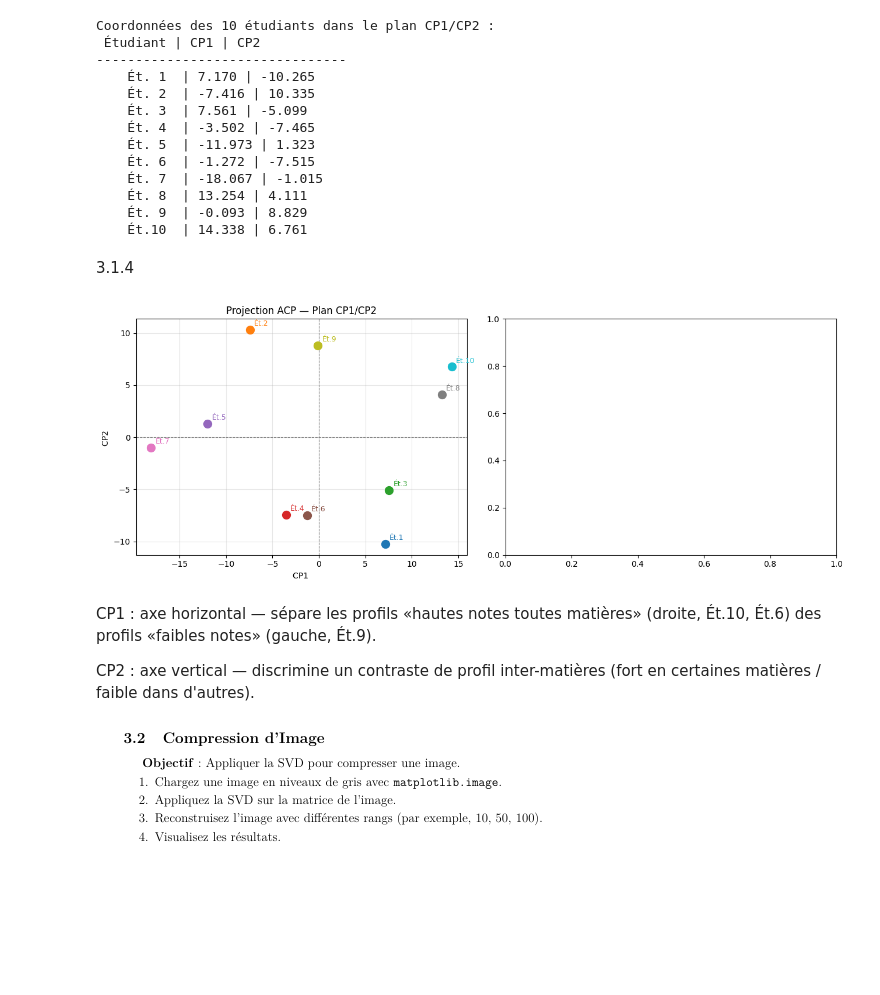
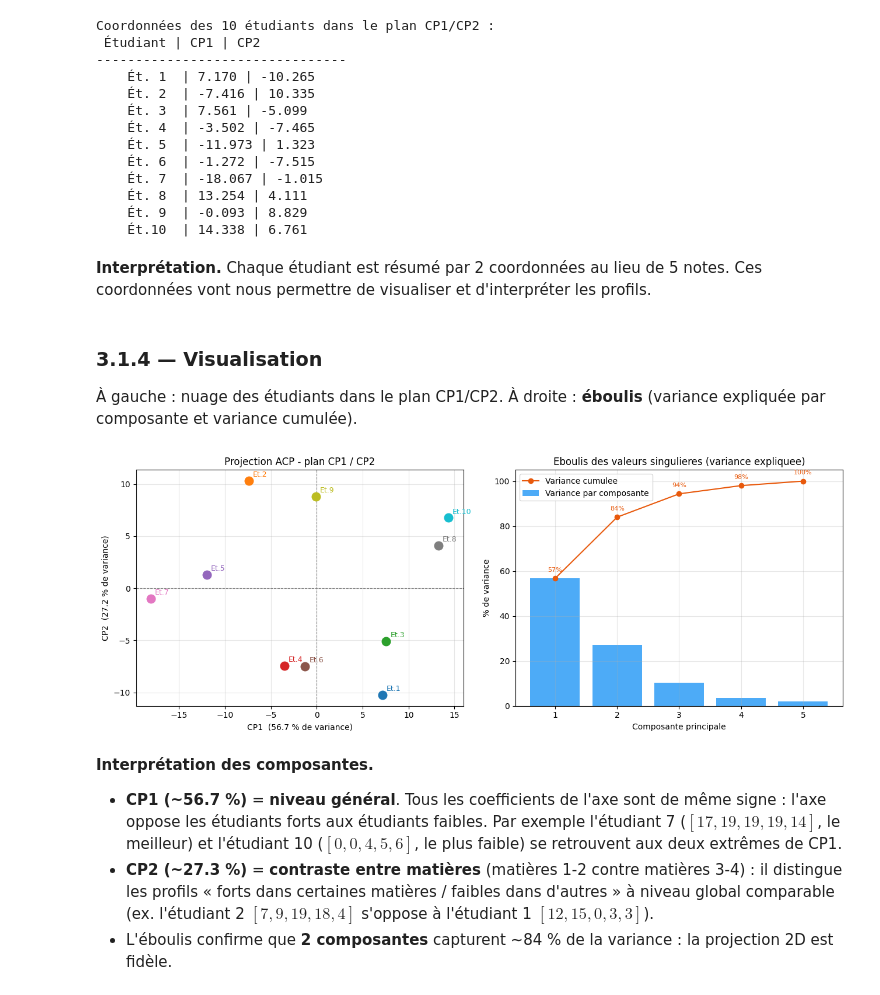
Before and after one commit to Hazem-Douzi/compte-rendu-alg, a Jupyter notebook: Untitled11.ipynb, the cells around one changed output. Saved outputs shown, nothing was run; the diff lists cells and outputs as text; code cells hidden in the pictures; blank space fills up the shorter version.

```diff
--- a/Untitled11.ipynb
+++ b/Untitled11.ipynb
@@ -566,35 +703,63 @@ Coordonnées des 10 étudiants dans le plan CP1/CP2 :
     Ét. 8  | 13.254 | 4.111
     Ét. 9  | -0.093 | 8.829
     Ét.10  | 14.338 | 6.761
-# %% [markdown]
-3.1.4
+# %% [markdown]
+**Interprétation.** Chaque étudiant est résumé par 2 coordonnées au lieu de 5 notes.
+Ces coordonnées vont nous permettre de visualiser et d'interpréter les profils.
+# %% [markdown]
+### 3.1.4 — Visualisation
+
+À gauche : nuage des étudiants dans le plan CP1/CP2. À droite : **éboulis** (variance expliquée
+par composante et variance cumulée).
 # %%
+# Variance expliquee par chaque composante principale (proportionnelle a sigma^2)
+var_ratio = S_acp**2 / np.sum(S_acp**2) * 100
+cum_ratio = np.cumsum(var_ratio)
+
 fig, axes = plt.subplots(1, 2, figsize=(13, 5))
 
-# ─── Graphe 1 : Scatter des étudiants ───────────────────────────
+# --- Graphe 1 : projection des etudiants dans le plan CP1/CP2 ---
 ax1 = axes[0]
 colors = plt.cm.tab10(np.linspace(0, 1, 10))
 for i, (z1, z2) in enumerate(Z):
-    ax1.scatter(z1, z2, s=100, color=colors[i], zorder=3)
-    ax1.annotate(f'Ét.{i+1}', (z1, z2),
-                 xytext=(5, 5), textcoords='offset points',
-                 fontsize=9, color=colors[i])
-
+    ax1.scatter(z1, z2, s=110, color=colors[i], zorder=3)
+    ax1.annotate(f'Et.{i+1}', (z1, z2), xytext=(5, 5),
+                 textcoords='offset points', fontsize=9, color=colors[i])
 ax1.axhline(0, color='gray', lw=0.8, ls='--')
 ax1.axvline(0, color='gray', lw=0.8, ls='--')
-ax1.set_xlabel(f'CP1 ')
-ax1.set_ylabel(f'CP2 ')
-ax1.set_title('Projection ACP — Plan CP1/CP2')
+ax1.set_xlabel(f'CP1  ({var_ratio[0]:.1f} % de variance)')
+ax1.set_ylabel(f'CP2  ({var_ratio[1]:.1f} % de variance)')
+ax1.set_title('Projection ACP - plan CP1 / CP2')
 ax1.grid(True, alpha=0.3)
 
+# --- Graphe 2 : eboulis (scree plot) de la variance expliquee ---
+ax2 = axes[1]
+comp = np.arange(1, len(var_ratio) + 1)
+ax2.bar(comp, var_ratio, color='#4dabf7', label='Variance par composante')
+ax2.plot(comp, cum_ratio, 'o-', color='#e8590c', label='Variance cumulee')
+for x, y in zip(comp, cum_ratio):
+    ax2.annotate(f'{y:.0f}%', (x, y), textcoords='offset points',
+                 xytext=(0, 8), ha='center', fontsize=8, color='#e8590c')
+ax2.set_xlabel('Composante principale')
+ax2.set_ylabel('% de variance')
+ax2.set_title("Eboulis des valeurs singulieres (variance expliquee)")
+ax2.set_xticks(comp)
+ax2.set_ylim(0, 105)
+ax2.legend()
+ax2.grid(True, alpha=0.3)
 
 plt.tight_layout()
 plt.savefig('acp_visualisation.png', dpi=150, bbox_inches='tight')
+plt.show()
 # %% [output]
-[figure, old version]
+[figure, new version]
-# %% [markdown]
-CP1 : axe horizontal — sépare les profils «hautes notes toutes matières» (droite, Ét.10, Ét.6) des profils «faibles notes» (gauche, Ét.9).
-
-CP2 : axe vertical — discrimine un contraste de profil inter-matières (fort en certaines matières / faible dans d'autres).
-# %% [markdown]
-![image.png](embedded-picture-1)
+# %% [markdown]
+**Interprétation des composantes.**
+- **CP1 (~56.7 %)** = **niveau général**. Tous les coefficients de l'axe sont de même signe :
+  l'axe oppose les étudiants forts aux étudiants faibles. Par exemple l'étudiant 7
+  ($[17,19,19,19,14]$, le meilleur) et l'étudiant 10 ($[0,0,4,5,6]$, le plus faible) se retrouvent
+  aux deux extrêmes de CP1.
+- **CP2 (~27.3 %)** = **contraste entre matières** (matières 1-2 contre matières 3-4) :
+  il distingue les profils « forts dans certaines matières / faibles dans d'autres » à niveau global
+  comparable (ex. l'étudiant 2 $[7,9,19,18,4]$ s'oppose à l'étudiant 1 $[12,15,0,3,3]$).
+- L'éboulis confirme que **2 composantes** capturent ~84 % de la variance : la projection 2D est fidèle.
```
Also changed, not shown: parts of 85 cells of this notebook.
